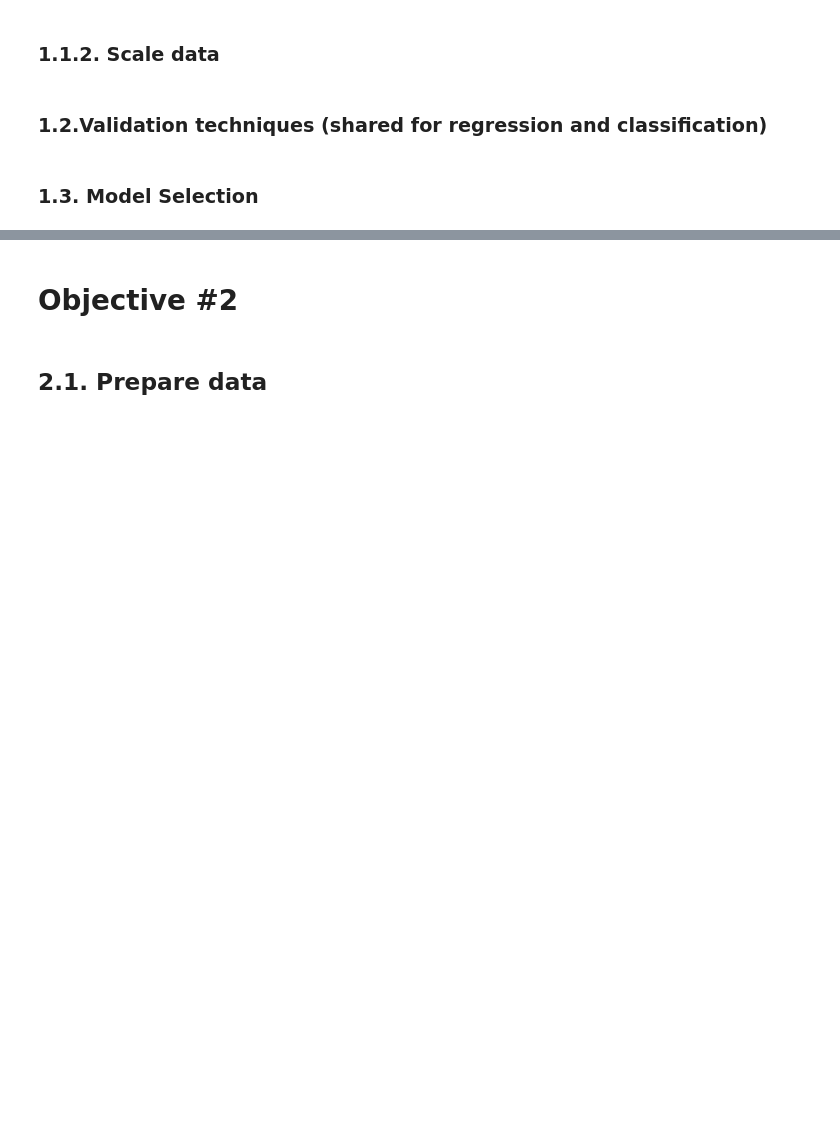
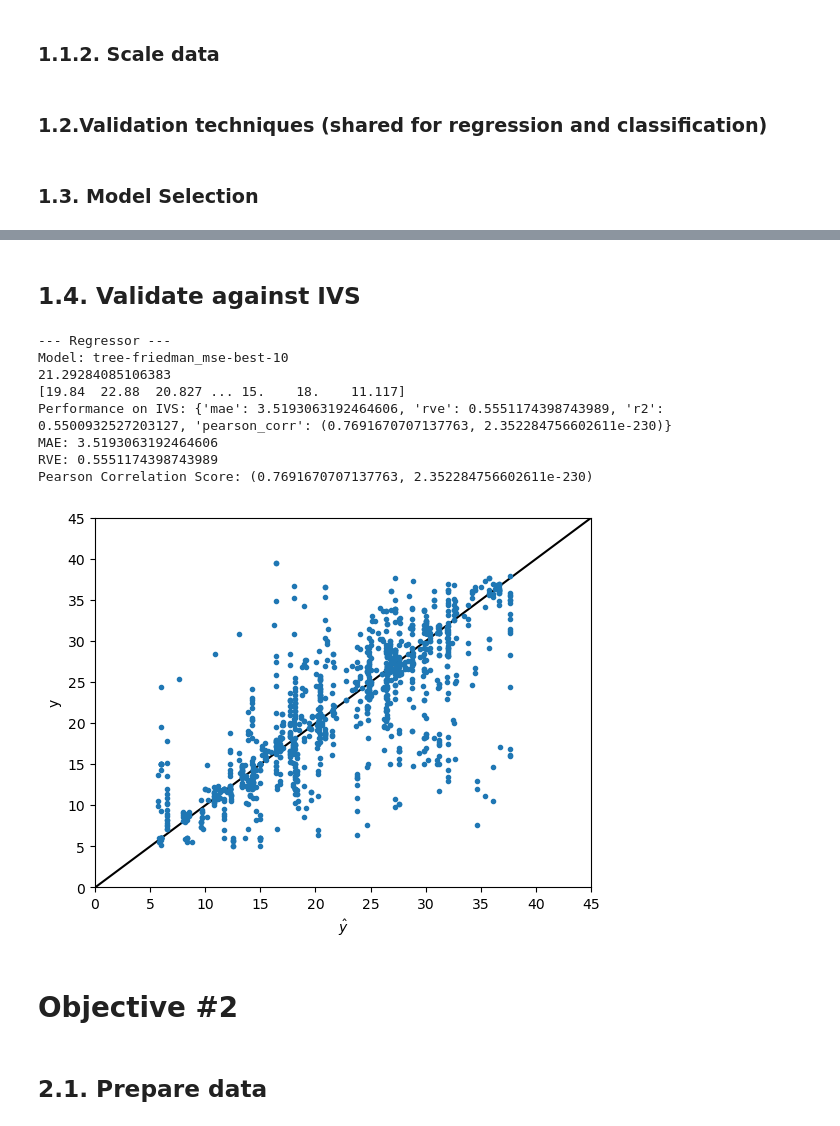
Before and after one commit to DuarteSerranoR/ML_HomeAssignments, a Jupyter notebook: main.ipynb, the cells around one changed output, grey strips where cells are left out. Cells and saved outputs as stored; diff of their text form; code cells hidden in the pictures; blank space fills up the shorter version.

Commit message:
pearson, mathews and confusion matrx merge

```diff
--- a/main.ipynb
+++ b/main.ipynb
@@ -219,3 +220,43 @@ Best Model Results: {'mae': 3.4052715005983116, 'rve': 0.5750494318759239, 'r2':
+# %% [markdown]
+## 1.4. Validate against IVS
+# %%
+def validate_regressor_agains_ivs(*, model, ivs_x, ivs_y, metrics):
+    y_pred = model.predict(ivs_x)
+    print(y_mean)
+    y_pred = y_pred * y_std + y_mean
+    print(ivs_y)
+    plot = plt.figure()
+    plt.xlim(0, 45)
+    plt.ylim(0, 45)
+    plt.axline((0, 0), slope=1, color="black")
+    plt.plot(y_pred, ivs_y, ".")
+    plt.xlabel('$\hat{y}$')
+    plt.ylabel('y')
+    plt.savefig('residuals.png')
+    plt.savefig('residuals.pdf')
+
+    return {metric_name: metric_f(ivs_y, y_pred) for (metric_name, metric_f) in metrics.items()}
+
+
+print("--- Regressor ---")
+regressor_name = best_regressor['name']
+print(f"Model: {regressor_name}")
+metrics = {"mae":mean_absolute_error, "rve": explained_variance_score, "r2": r2_score,"pearson_corr":pearsonr}
+performance_on_ivs = validate_regressor_agains_ivs(model=best_regressor["model"], ivs_x=ivs_x_scaled, ivs_y=ivs_y, metrics=metrics)
+print(f"Performance on IVS: {performance_on_ivs}")
+print(f"MAE: {performance_on_ivs['mae']} ")
+print(f"RVE: {performance_on_ivs['rve']}")
+print(f"Pearson Correlation Score: {performance_on_ivs['pearson_corr']}")
+# %% [output]
+--- Regressor ---
+Model: tree-friedman_mse-best-10
+21.29284085106383
+[19.84  22.88  20.827 ... 15.    18.    11.117]
+Performance on IVS: {'mae': 3.5193063192464606, 'rve': 0.5551174398743989, 'r2': 0.5500932527203127, 'pearson_corr': (0.7691670707137763, 2.352284756602611e-230)}
+MAE: 3.5193063192464606
+RVE: 0.5551174398743989
+Pearson Correlation Score: (0.7691670707137763, 2.352284756602611e-230)
+[figure, added]
 # %% [markdown]
 # Objective #2
 # %% [markdown]
```
Also changed, not shown: parts of 4 cells of this notebook, 1 other file.
